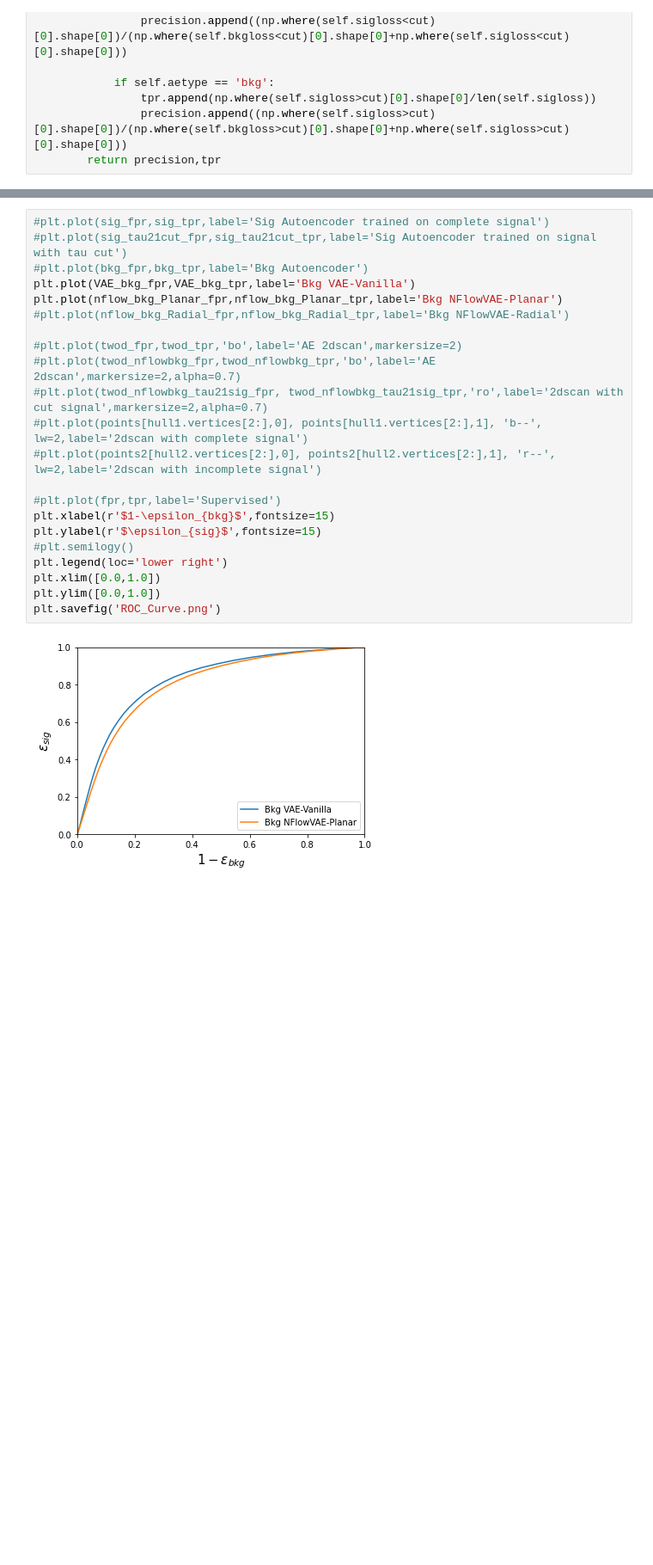
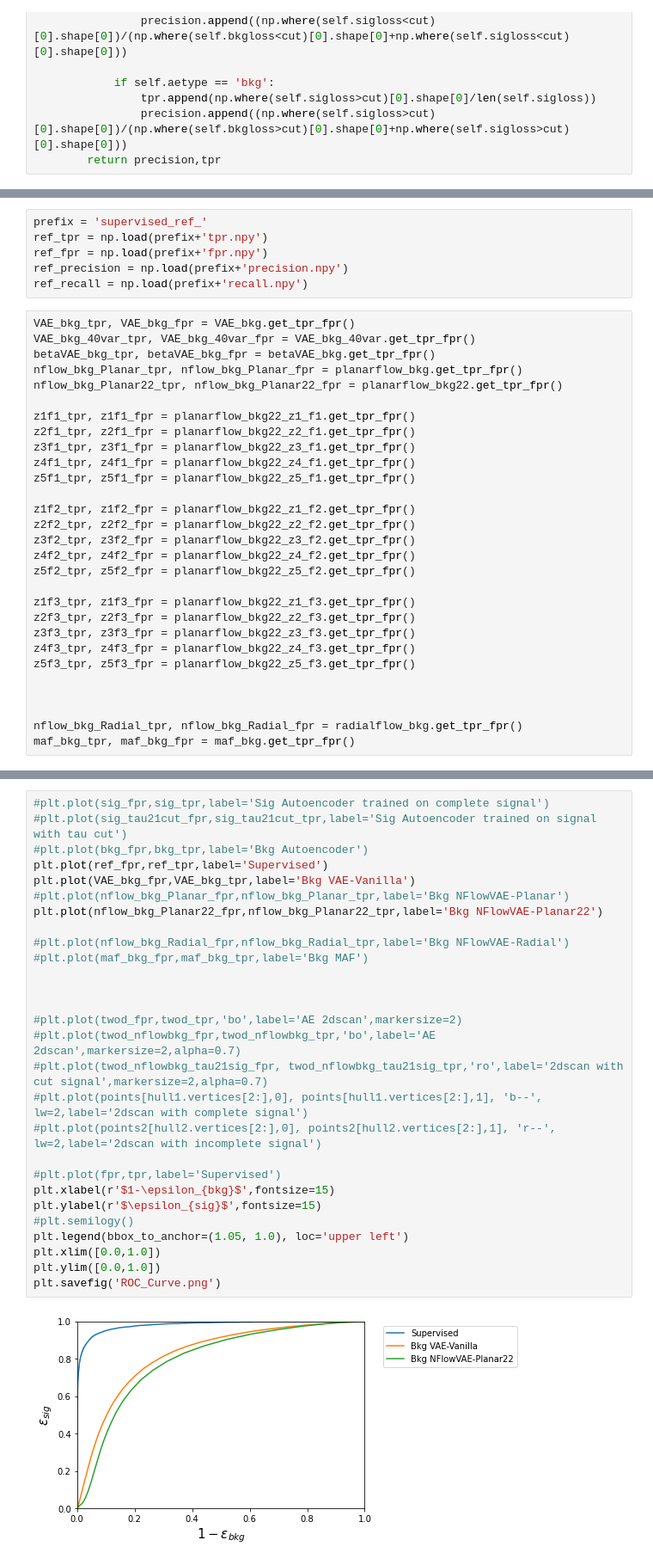
Before and after one commit to SangeonPark/QUASAR, a Jupyter notebook: new_flows/ROC-Comparison.ipynb, the cells around one changed output, grey strips where cells are left out. Shown: that part at 86% size. Saved outputs shown, nothing was run; the diff lists cells and outputs as text; blank space fills up the shorter version.

```diff
--- a/new_flows/ROC-Comparison.ipynb
+++ b/new_flows/ROC-Comparison.ipynb
@@ -61,0 +79,35 @@ nflow_bkg_Radial_tpr, nflow_bkg_Radial_fpr = radialflow_bkg.get_tpr_fpr()
+# %%
+prefix = 'supervised_ref_'
+ref_tpr = np.load(prefix+'tpr.npy')
+ref_fpr = np.load(prefix+'fpr.npy')
+ref_precision = np.load(prefix+'precision.npy')
+ref_recall = np.load(prefix+'recall.npy')
+# %%
+VAE_bkg_tpr, VAE_bkg_fpr = VAE_bkg.get_tpr_fpr()
+VAE_bkg_40var_tpr, VAE_bkg_40var_fpr = VAE_bkg_40var.get_tpr_fpr()
+betaVAE_bkg_tpr, betaVAE_bkg_fpr = betaVAE_bkg.get_tpr_fpr()
+nflow_bkg_Planar_tpr, nflow_bkg_Planar_fpr = planarflow_bkg.get_tpr_fpr()
+nflow_bkg_Planar22_tpr, nflow_bkg_Planar22_fpr = planarflow_bkg22.get_tpr_fpr()
+
+z1f1_tpr, z1f1_fpr = planarflow_bkg22_z1_f1.get_tpr_fpr()
+z2f1_tpr, z2f1_fpr = planarflow_bkg22_z2_f1.get_tpr_fpr()
+z3f1_tpr, z3f1_fpr = planarflow_bkg22_z3_f1.get_tpr_fpr()
+z4f1_tpr, z4f1_fpr = planarflow_bkg22_z4_f1.get_tpr_fpr()
+z5f1_tpr, z5f1_fpr = planarflow_bkg22_z5_f1.get_tpr_fpr()
+
+z1f2_tpr, z1f2_fpr = planarflow_bkg22_z1_f2.get_tpr_fpr()
+z2f2_tpr, z2f2_fpr = planarflow_bkg22_z2_f2.get_tpr_fpr()
+z3f2_tpr, z3f2_fpr = planarflow_bkg22_z3_f2.get_tpr_fpr()
+z4f2_tpr, z4f2_fpr = planarflow_bkg22_z4_f2.get_tpr_fpr()
+z5f2_tpr, z5f2_fpr = planarflow_bkg22_z5_f2.get_tpr_fpr()
+
+z1f3_tpr, z1f3_fpr = planarflow_bkg22_z1_f3.get_tpr_fpr()
+z2f3_tpr, z2f3_fpr = planarflow_bkg22_z2_f3.get_tpr_fpr()
+z3f3_tpr, z3f3_fpr = planarflow_bkg22_z3_f3.get_tpr_fpr()
+z4f3_tpr, z4f3_fpr = planarflow_bkg22_z4_f3.get_tpr_fpr()
+z5f3_tpr, z5f3_fpr = planarflow_bkg22_z5_f3.get_tpr_fpr()
+
+
+
+nflow_bkg_Radial_tpr, nflow_bkg_Radial_fpr = radialflow_bkg.get_tpr_fpr()
+maf_bkg_tpr, maf_bkg_fpr = maf_bkg.get_tpr_fpr()
@@ -62,24 +163,30 @@ nflow_bkg_Radial_tpr, nflow_bkg_Radial_fpr = radialflow_bkg.get_tpr_fpr()
 # %%
 #plt.plot(sig_fpr,sig_tpr,label='Sig Autoencoder trained on complete signal')
 #plt.plot(sig_tau21cut_fpr,sig_tau21cut_tpr,label='Sig Autoencoder trained on signal with tau cut')
 #plt.plot(bkg_fpr,bkg_tpr,label='Bkg Autoencoder')
+plt.plot(ref_fpr,ref_tpr,label='Supervised')
 plt.plot(VAE_bkg_fpr,VAE_bkg_tpr,label='Bkg VAE-Vanilla')
-plt.plot(nflow_bkg_Planar_fpr,nflow_bkg_Planar_tpr,label='Bkg NFlowVAE-Planar')
+#plt.plot(nflow_bkg_Planar_fpr,nflow_bkg_Planar_tpr,label='Bkg NFlowVAE-Planar')
+plt.plot(nflow_bkg_Planar22_fpr,nflow_bkg_Planar22_tpr,label='Bkg NFlowVAE-Planar22')
+
 #plt.plot(nflow_bkg_Radial_fpr,nflow_bkg_Radial_tpr,label='Bkg NFlowVAE-Radial')
+#plt.plot(maf_bkg_fpr,maf_bkg_tpr,label='Bkg MAF')
+
+
 
 #plt.plot(twod_fpr,twod_tpr,'bo',label='AE 2dscan',markersize=2)
 #plt.plot(twod_nflowbkg_fpr,twod_nflowbkg_tpr,'bo',label='AE 2dscan',markersize=2,alpha=0.7)
 #plt.plot(twod_nflowbkg_tau21sig_fpr, twod_nflowbkg_tau21sig_tpr,'ro',label='2dscan with cut signal',markersize=2,alpha=0.7)
 #plt.plot(points[hull1.vertices[2:],0], points[hull1.vertices[2:],1], 'b--', lw=2,label='2dscan with complete signal')
 #plt.plot(points2[hull2.vertices[2:],0], points2[hull2.vertices[2:],1], 'r--', lw=2,label='2dscan with incomplete signal')
 
 #plt.plot(fpr,tpr,label='Supervised')
 plt.xlabel(r'$1-\epsilon_{bkg}$',fontsize=15)
 plt.ylabel(r'$\epsilon_{sig}$',fontsize=15)
 #plt.semilogy()
-plt.legend(loc='lower right')
+plt.legend(bbox_to_anchor=(1.05, 1.0), loc='upper left')
 plt.xlim([0.0,1.0])
 plt.ylim([0.0,1.0])
 plt.savefig('ROC_Curve.png')
 # %% [output]
-[figure, old version]
+[figure, new version]
```
Also changed, not shown: parts of 11 cells of this notebook, 26 other files.
